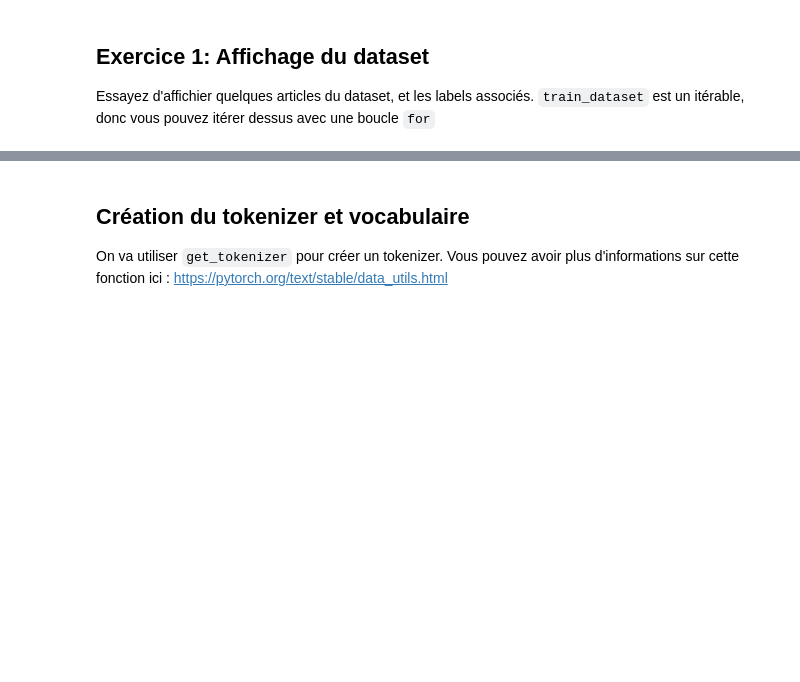
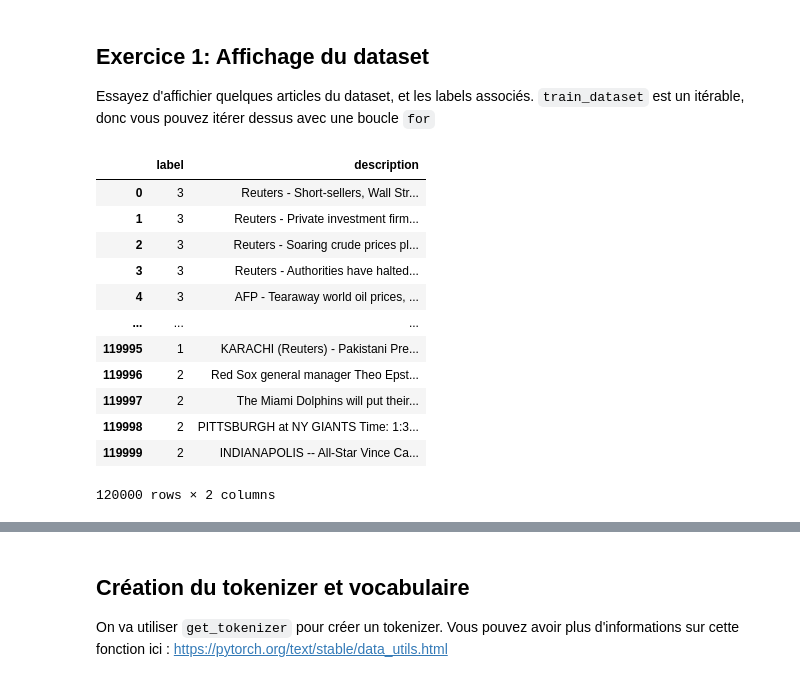
Before and after one commit to Automatants/travaux-pratiques, a Jupyter notebook: Parcours_Texte/TP1_Intro_NLP/tp_1_intro_nlp.ipynb, the cells around one changed output, grey strips where cells are left out. Drawn from its saved outputs; the diff is of its cells as text; code cells hidden in the pictures; blank space fills up the shorter version.

```diff
--- a/Parcours_Texte/TP1_Intro_NLP/tp_1_intro_nlp.ipynb
+++ b/Parcours_Texte/TP1_Intro_NLP/tp_1_intro_nlp.ipynb
@@ -33,7 +41,20 @@ test_df = pd.read_csv("data/test.csv", header=None, names=["label", "title", "de
 ## Exercice 1: Affichage du dataset
 Essayez d'affichier quelques articles du dataset, et les labels associés. `train_dataset` est un itérable, donc vous pouvez itérer dessus avec une boucle `for`
 # %%
-...
+# %% [output]
+|  | label | description |
+| 0 | 3 | Reuters - Short-sellers, Wall Str... |
+| 1 | 3 | Reuters - Private investment firm... |
+| 2 | 3 | Reuters - Soaring crude prices pl... |
+| 3 | 3 | Reuters - Authorities have halted... |
+| 4 | 3 | AFP - Tearaway world oil prices, ... |
+| ... | ... | ... |
+| 119995 | 1 | KARACHI (Reuters) - Pakistani Pre... |
+| 119996 | 2 | Red Sox general manager Theo Epst... |
+| 119997 | 2 | The Miami Dolphins will put their... |
+| 119998 | 2 | PITTSBURGH at NY GIANTS Time: 1:3... |
+| 119999 | 2 | INDIANAPOLIS -- All-Star Vince Ca... |
+120000 rows × 2 columns
 # %% [markdown]
 ## L'idée de la méthode pour classifier du texte
 
```
Also changed, not shown: parts of 17 cells of this notebook, 1 other file.
